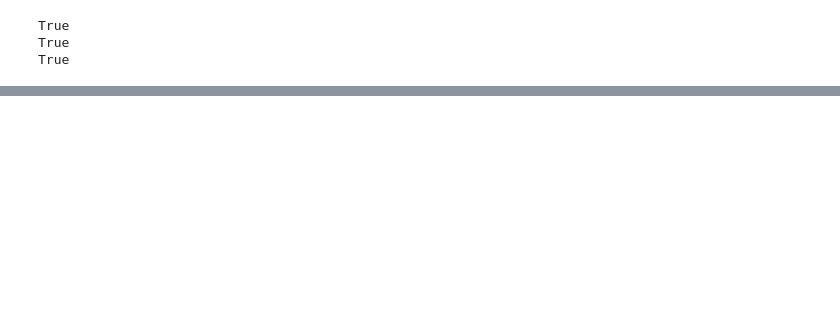
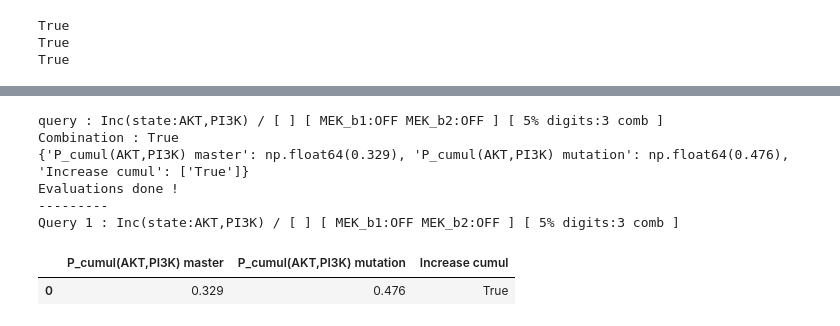
Before and after one commit to colomoto/pyMaBoSS, a Jupyter notebook: notebook/Démo.ipynb, the cells around one changed output, grey strips where cells are left out. Drawn from its saved outputs; the diff is of its cells as text; code cells hidden in the pictures; blank space fills up the shorter version.

```diff
--- a/notebook/Démo.ipynb
+++ b/notebook/Démo.ipynb
@@ -124,0 +154,27 @@ runned.get_last_nodes_probtraj().columns.tolist()
+# %%
+MEK_inhibition = 'MEK_b1:OFF MEK_b2:OFF'
+assertions_list_no_i_s= []
+assertion_2_a = f"Dec(node:ERK_b1,ERK_b2) / [ ] [ {MEK_inhibition} ] [ 5% digits:3 ]"
+assertion_2_b = f"Inc(node:PI3K,AKT) / [ ] [ {MEK_inhibition} ] [ 5% digits:3 comb ]"
+assertion_2_c = f"Inc(node:EGFR,ERBB3) / [ ] [ {MEK_inhibition} ] [ 5% digits:3 comb transient ]"
+assertion_2_d = f"Inc(node:EGFR,ERBB3,PI3K,AKT) / [ ] [ {MEK_inhibition} ] [ 5% digits:3 ]"
+assertion_2_e = f"Inc(state:AKT,PI3K) / [ ] [ {MEK_inhibition} ] [ 5% digits:3 comb ]"
+#assertions_list_no_i_s.append(assertion_2_a)
+#assertions_list_no_i_s.append(assertion_2_b)
+#assertions_list_no_i_s.append(assertion_2_c)
+#assertions_list_no_i_s.append(assertion_2_d)
+assertions_list_no_i_s.append(assertion_2_e)
+#assertions_list_no_i_s.append("")
+res = tl.MaBoSSEvaluator.querying(assertions_list_no_i_s, file_cfg, file_bnd)
+print("---------")
+viz = tl.visualiser.Visualiser(list_queries=assertions_list_no_i_s, list_of_results=res)
+viz.display_results_and_queries()
+# %% [output]
+query : Inc(state:AKT,PI3K) / [ ] [ MEK_b1:OFF MEK_b2:OFF ] [ 5% digits:3 comb ]
+Combination : True
+{'P_cumul(AKT,PI3K) master': np.float64(0.329), 'P_cumul(AKT,PI3K) mutation': np.float64(0.476), 'Increase cumul': ['True']}
+Evaluations done !
+---------
+Query 1 : Inc(state:AKT,PI3K) / [ ] [ MEK_b1:OFF MEK_b2:OFF ] [ 5% digits:3 comb ]
+|  | P_cumul(AKT,PI3K) master | P_cumul(AKT,PI3K) mutation | Increase cumul |
+| 0 | 0.329 | 0.476 | True |
```
Also changed, not shown: parts of 7 cells of this notebook, 6 other files.
